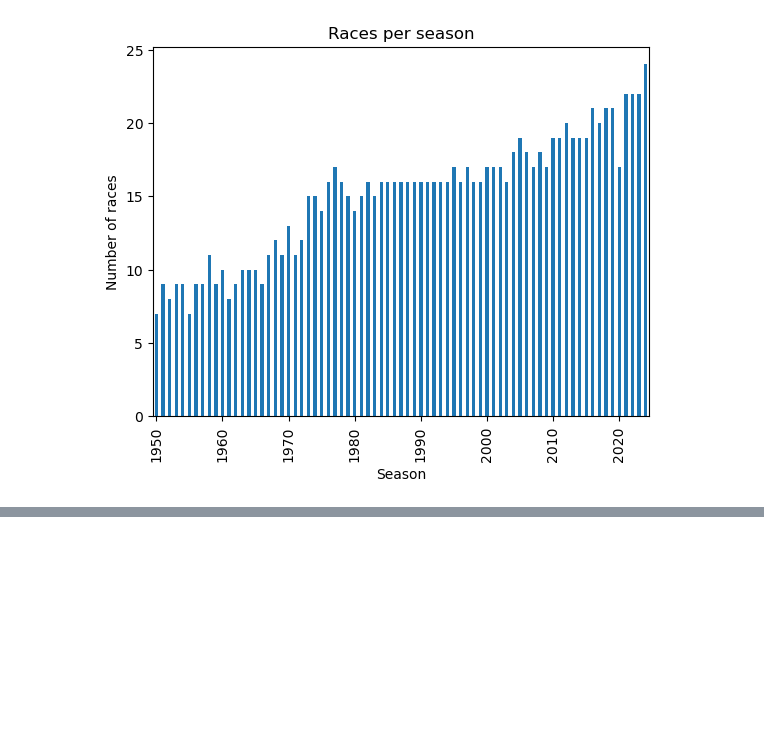
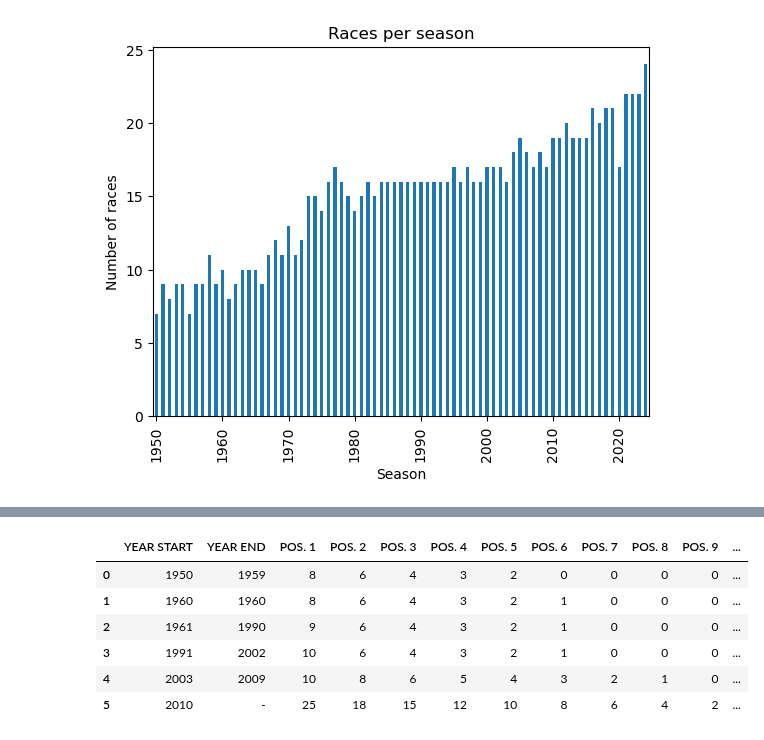
Before and after one commit to pbollhorn/bi-group5, a Jupyter notebook: mini_project_1.ipynb, the cells around one changed output, grey strips where cells are left out. Drawn from its saved outputs; the diff is of its cells as text; code cells hidden in the pictures; blank space fills up the shorter version.

```diff
--- a/mini_project_1.ipynb
+++ b/mini_project_1.ipynb
@@ -91,0 +197,11 @@ From 7 races in 1950 to 24 races in 2024 is an increase by a factor of 3.4
+# %%
+import reader
+reader.read_excel_file_to_data_frame("PointsScoringSystems.xlsx")
+# %% [output]
+|  | YEAR START | YEAR END | POS. 1 | POS. 2 | POS. 3 | POS. 4 | POS. 5 | POS. 6 | POS. 7 | POS. 8 | POS. 9 | ... |
+| 0 | 1950 | 1959 | 8 | 6 | 4 | 3 | 2 | 0 | 0 | 0 | 0 | ... |
+| 1 | 1960 | 1960 | 8 | 6 | 4 | 3 | 2 | 1 | 0 | 0 | 0 | ... |
+| 2 | 1961 | 1990 | 9 | 6 | 4 | 3 | 2 | 1 | 0 | 0 | 0 | ... |
+| 3 | 1991 | 2002 | 10 | 6 | 4 | 3 | 2 | 1 | 0 | 0 | 0 | ... |
+| 4 | 2003 | 2009 | 10 | 8 | 6 | 5 | 4 | 3 | 2 | 1 | 0 | ... |
+| 5 | 2010 | - | 25 | 18 | 15 | 12 | 10 | 8 | 6 | 4 | 2 | ... |
```
Also changed, not shown: parts of 17 cells of this notebook, 4 other files.
